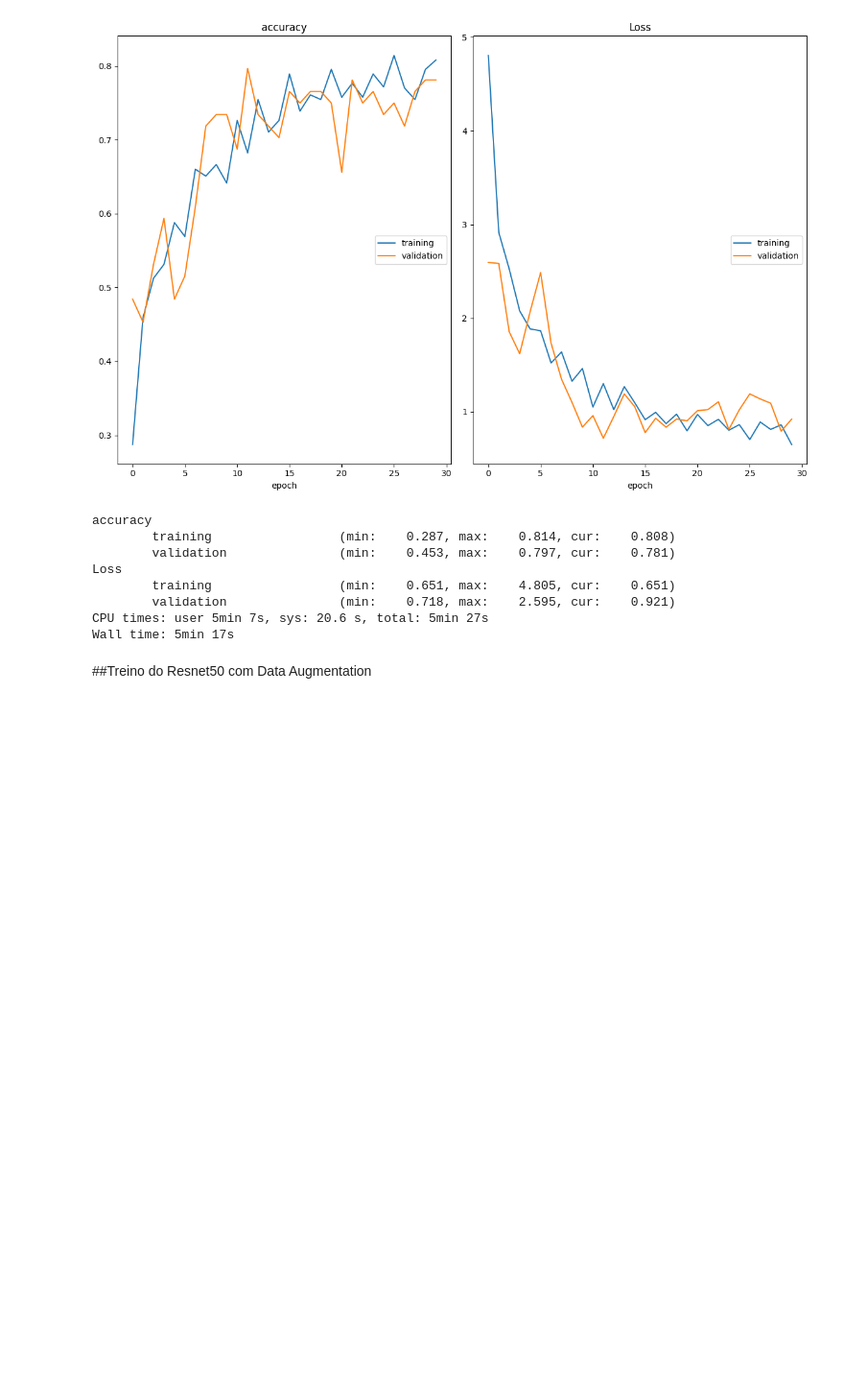
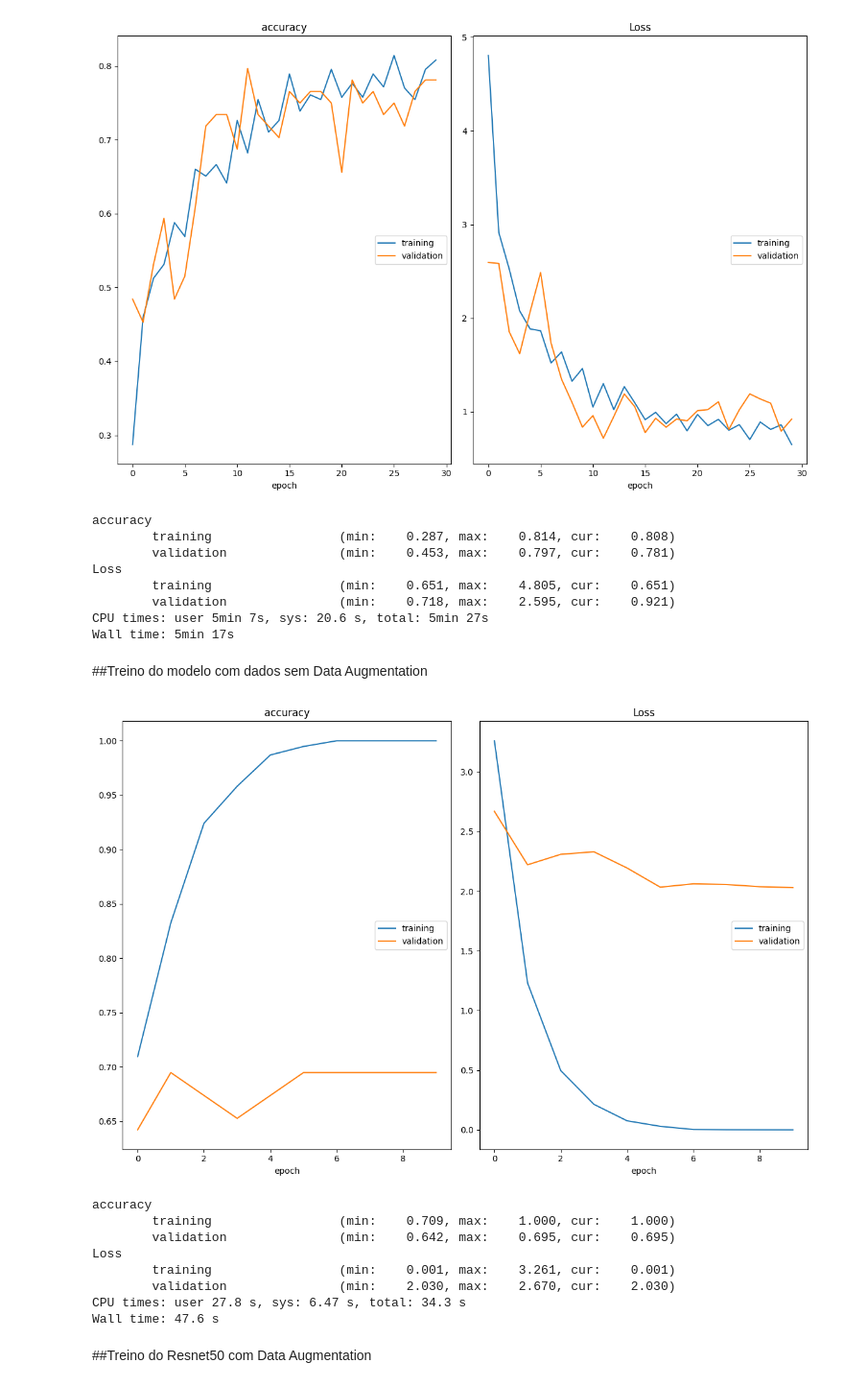
Before and after one commit to Equipe16-IAA/IAA011-VisaoComputacional, a Jupyter notebook: RedesNeurais.ipynb, the cells around one changed output. Shown at 96% size. Drawn from its saved outputs; the diff is of its cells as text; code cells hidden in the pictures; blank space fills up the shorter version.

```diff
--- a/RedesNeurais.ipynb
+++ b/RedesNeurais.ipynb
@@ -323,6 +362,54 @@ Loss
         validation               (min:    0.718, max:    2.595, cur:    0.921)
 CPU times: user 5min 7s, sys: 20.6 s, total: 5min 27s
 Wall time: 5min 17s
+# %% [markdown]
+##Treino do modelo com dados sem Data Augmentation
+# %%
+%%time
+from keras.optimizers import RMSprop
+from keras.callbacks import ModelCheckpoint, EarlyStopping, TensorBoard
+from livelossplot import PlotLossesKeras
+
+#steps_per_epoch = 32 // BATCH_SIZE
+#val_steps = 32 // BATCH_SIZE
+
+n_epochs = 10
+
+optimizer = RMSprop(learning_rate=0.0001)
+
+model_vgg16.compile(loss='categorical_crossentropy', optimizer=optimizer, metrics=['accuracy'])
+
+# Salva o modelo Keras após cada época, porém só o de melhor resultado
+checkpointer = ModelCheckpoint(filepath='img_model_vgg16_noaug.weights.best.keras',
+                               verbose=1,
+                               save_best_only=True)
+
+# Para o treinamento para prevenir o overfitting
+# Não utilizei aqui, pois queria que rodasse todas as 30 épocas
+early_stop = EarlyStopping(monitor='val_loss',
+                           patience=10,
+                           restore_best_weights=True,
+                           mode='min')
+
+# Treinamento do Modelo
+history_tl = model_vgg16.fit(train_noaug,
+                    epochs=n_epochs,
+                    #steps_per_epoch=steps_per_epoch,
+                    validation_data=validation_noaug,
+                    #validation_steps=val_steps,
+                    callbacks=[checkpointer, PlotLossesKeras()],
+                    #callbacks=[early_stop, checkpointer, PlotLossesKeras()],
+                    verbose=False)
+# %% [output]
+[figure, added]
+accuracy
+        training                 (min:    0.709, max:    1.000, cur:    1.000)
+        validation               (min:    0.642, max:    0.695, cur:    0.695)
+Loss
+        training                 (min:    0.001, max:    3.261, cur:    0.001)
+        validation               (min:    2.030, max:    2.670, cur:    2.030)
+CPU times: user 27.8 s, sys: 6.47 s, total: 34.3 s
+Wall time: 47.6 s
 # %% [markdown]
 ##Treino do Resnet50 com Data Augmentation
 # %%
```
Also changed, not shown: parts of 4 cells of this notebook.
